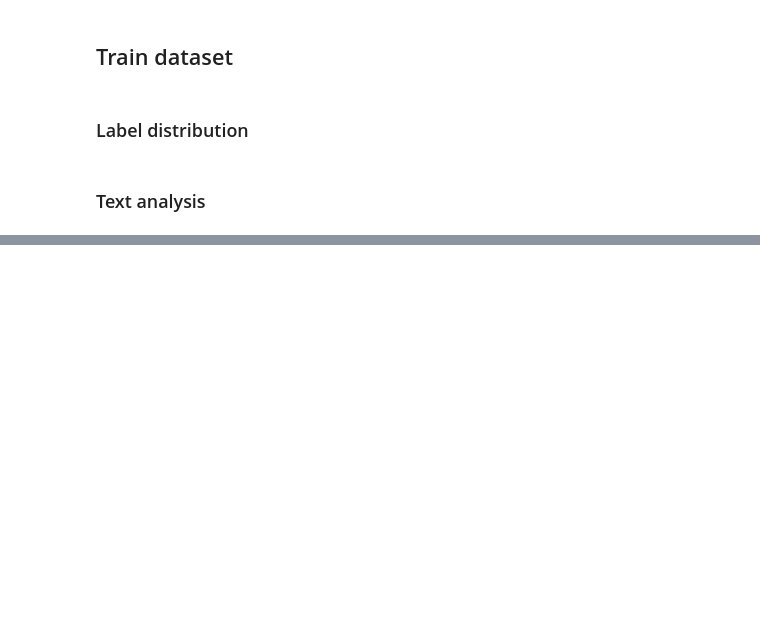
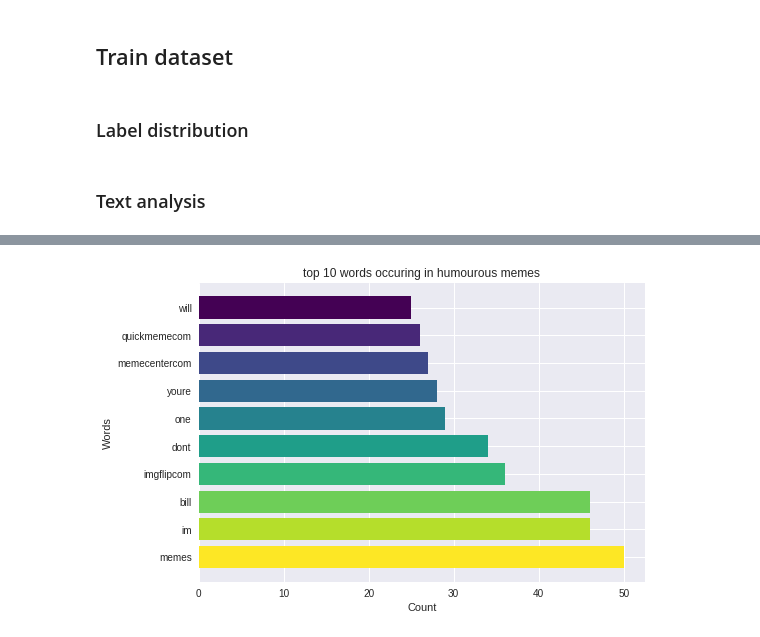
Before and after one commit to bonheml/SESAM, a Jupyter notebook: data_visualisation.ipynb, the cells around one changed output, grey strips where cells are left out. Saved outputs shown, nothing was run; the diff lists cells and outputs as text; code cells hidden in the pictures; blank space fills up the shorter version.

```diff
--- a/data_visualisation.ipynb
+++ b/data_visualisation.ipynb
@@ -103,0 +190,5 @@ array(['image_and_text ', 'image', 'text', 'image_and_text  '],
+# %%
+content = ' '.join(train[train["Humour"] == "hilarious"].text_cleaned)
+plot_top_n(content, "top 10 words occuring in humourous memes")
+# %% [output]
+[figure, added]
```
Also changed, not shown: parts of 31 cells of this notebook.
